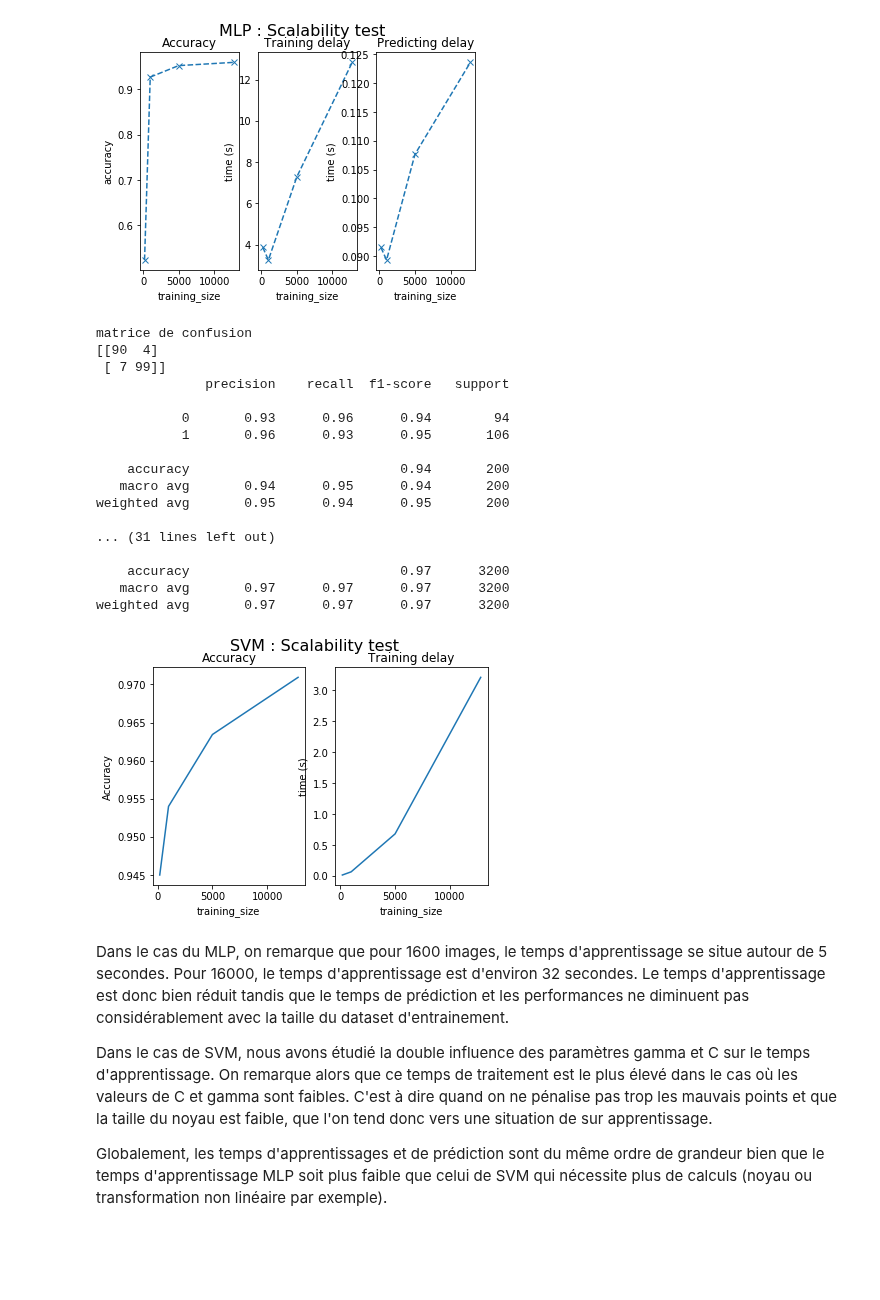
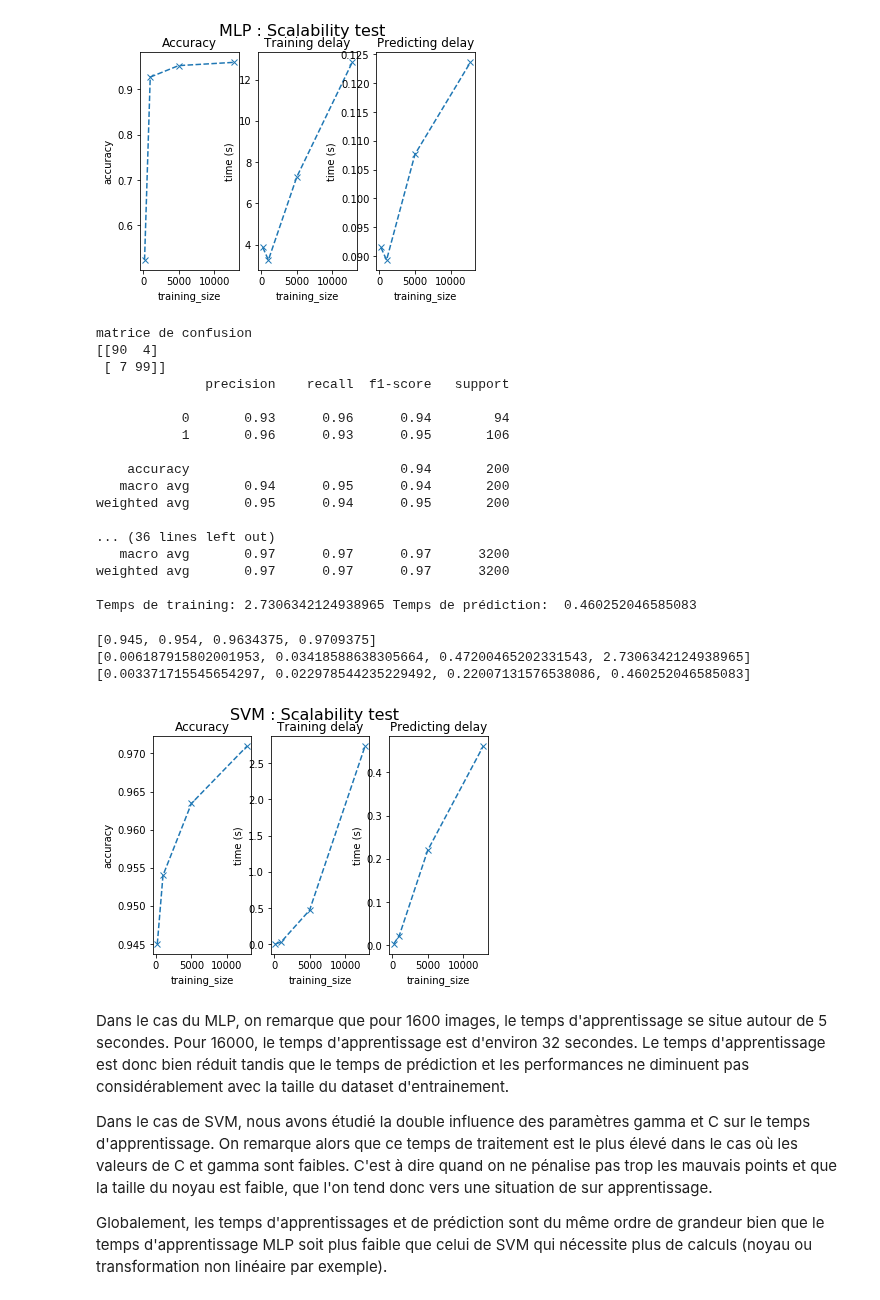
Before and after one commit to David-LETINAUD/GTI770, a Jupyter notebook: GTI770_Laboratoire3_-_BLEA14058906_LETD05129708_LIOT20069605/GTI770-TP03.ipynb, the cells around one changed output. Saved outputs shown, nothing was run; the diff lists cells and outputs as text; code cells hidden in the pictures; blank space fills up the shorter version.

```diff
--- a/GTI770_Laboratoire3_-_BLEA14058906_LETD05129708_LIOT20069605/GTI770-TP03.ipynb
+++ b/GTI770_Laboratoire3_-_BLEA14058906_LETD05129708_LIOT20069605/GTI770-TP03.ipynb
@@ -545,6 +549,6 @@ weighted avg       0.94      0.94      0.94      3200
 # %%
 print('Résultat de rbf avec hyperparametre')
-SVC_rbf(X_train, Y_train, X_test, Y_test,10,1)
+F1,ACC=SVC_rbf(X_train, Y_train, X_test, Y_test,10,1)
 # %% [output]
 Résultat de rbf avec hyperparametre
 [[1486   53]
@@ -639,19 +645,21 @@ plot_sclability_test(last_val_acc,training_size,training_delay_RN,predicting_del
 # %%
 training_size = [200, 1000,5000,12800]
 acc_history =[]
-time_history=[]
+Time_train=[]
+Time_test=[]
+
 X_grid,Y_grid = get_data_GridSearch()
 # %%
 for size in training_size:
-    start=time.time()
+
     print('matrice de confusion')
-    F1,ACC=SVC_rbf(X_train[:size], Y_train[:size], X_test[:size], Y_test[:size],10,1)
-    end = time.time()
+    F1,ACC,temps_de_train,temps_de_pred=SVC_rbf(X_train[:size], Y_train[:size], X_test[:size], Y_test[:size],10,1)
     nume= F1[0,0]+F1[1,1]
     deno= F1[0,0]+F1[1,1]+F1[0,1]+F1[1,0]
     Acc=nume/deno
-    time_history.append(end-start)
     acc_history.append(Acc)
+    Time_train.append(temps_de_train)
+    Time_test.append(temps_de_pred)
 # %% [output]
 matrice de confusion
 [[90  4]
@@ -665,16 +673,24 @@ matrice de confusion
    macro avg       0.94      0.95      0.94       200
 weighted avg       0.95      0.94      0.95       200
 
-... (31 lines left out)
-
-    accuracy                           0.97      3200
+... (36 lines left out)
    macro avg       0.97      0.97      0.97      3200
 weighted avg       0.97      0.97      0.97      3200
+
+Temps de training: 2.7306342124938965 Temps de prédiction:  0.460252046585083
-# %%
-title= "SVM : Scalability test"
-plot_sclability_svm(acc_history, training_size,time_history,title)
-# %% [output]
-[figure, removed]
+# %%
+title= "SVM : Scalability test"
+print(acc_history)
+print(Time_train)
+print(Time_test)
+#print(np.array(training_size).shape,np.array(training_size).shape)
+#plot_sclability_test(last_val_acc,training_size,training_delay_RN,predicting_delay_RN, titre )
+plot_sclability_test(acc_history, training_size, Time_train,Time_test,title)
+# %% [output]
+[0.945, 0.954, 0.9634375, 0.9709375]
+[0.006187915802001953, 0.03418588638305664, 0.47200465202331543, 2.7306342124938965]
+[0.003371715545654297, 0.022978544235229492, 0.22007131576538086, 0.460252046585083]
+[figure, added]
 # %% [markdown]
 Dans le cas du MLP, on remarque que pour 1600 images, le temps d'apprentissage se situe autour de 5 secondes. Pour 16000, le temps d'apprentissage est d'environ 32 secondes. Le temps d'apprentissage est donc bien réduit tandis que le temps de prédiction et les performances ne diminuent pas considérablement avec la taille du dataset d'entrainement.
 
```
Also changed, not shown: parts of 5 cells of this notebook, 2 other files.
